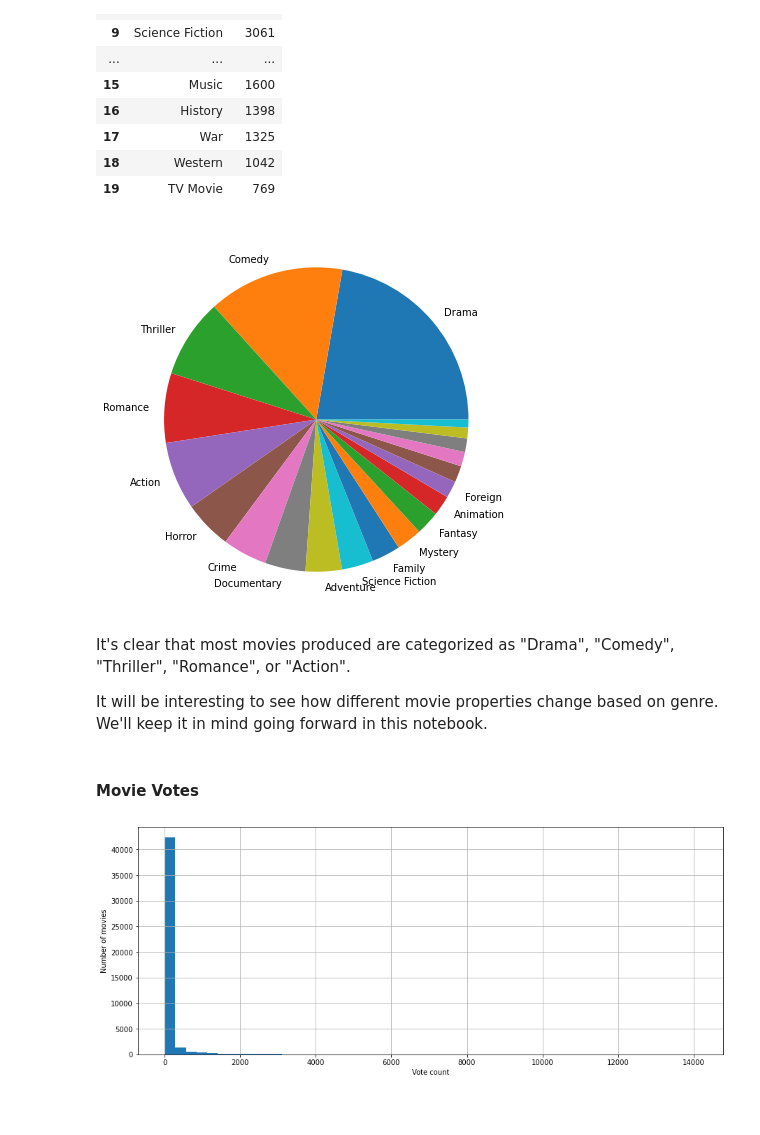
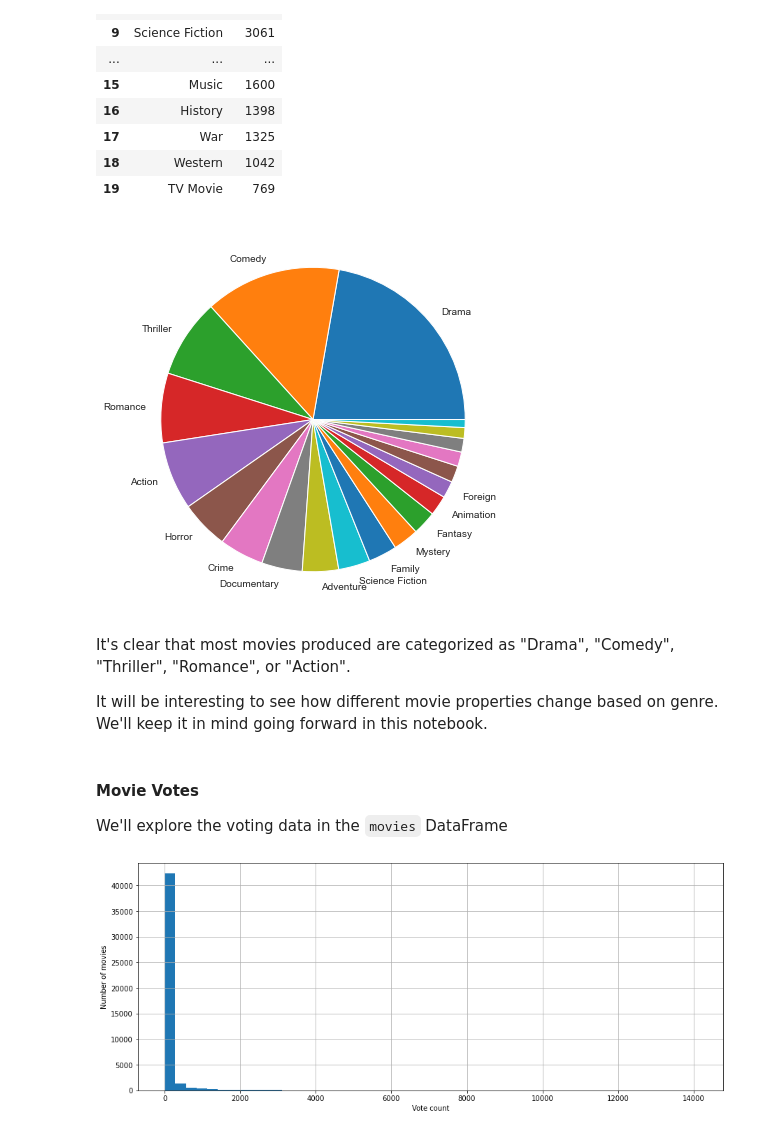
Before and after one commit to adi-benz/movies-rating-analysis, a Jupyter notebook: analysis.ipynb, the cells around one changed output. Saved outputs shown, nothing was run; the diff lists cells and outputs as text; code cells hidden in the pictures.

```diff
--- a/analysis.ipynb
+++ b/analysis.ipynb
@@ -288,18 +288,22 @@ genres
 # %%
 top_genres = genres["genre"].tolist()[:15]
 
 genres_count = movies_genres['genre'].value_counts()
 labels = top_genres + [""]*(genres_count.index.size - 15)
 plt.figure(figsize=(7, 7))
-a = plt.pie(genres_count, labels=labels)
+plt.pie(genres_count, labels=labels)
+
+plt.show()
 # %% [output]
-[figure, old version]
+[figure, new version]
 # %% [markdown]
 It's clear that most movies produced are categorized as "Drama", "Comedy", "Thriller", "Romance", or "Action".
 
 It will be interesting to see how different movie properties change based on genre. We'll keep it in mind going forward in this notebook.
-# %% [markdown]
-#### Movie Votes
+# %% [markdown]
+#### Movie Votes
+
+We'll explore the voting data in the `movies` DataFrame
 # %%
 plt.figure(figsize=(15, 6))
 movies['vote_count'].hist(bins=50)
```
Also changed, not shown: parts of 18 cells of this notebook.
